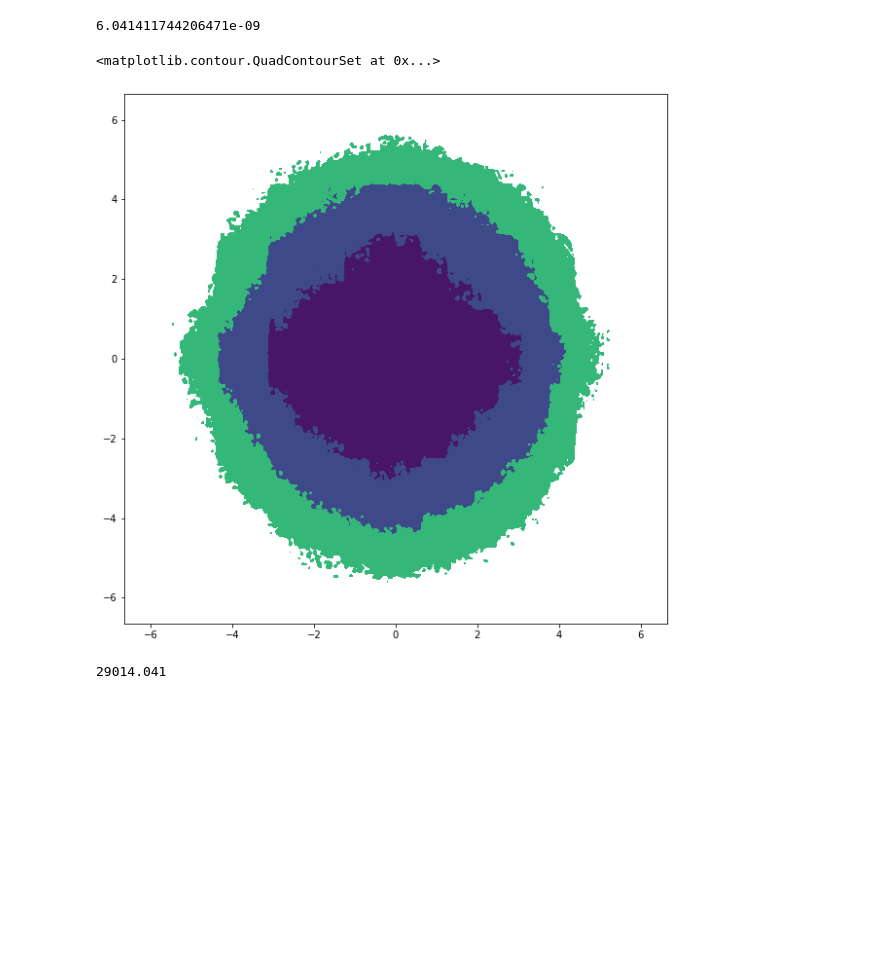
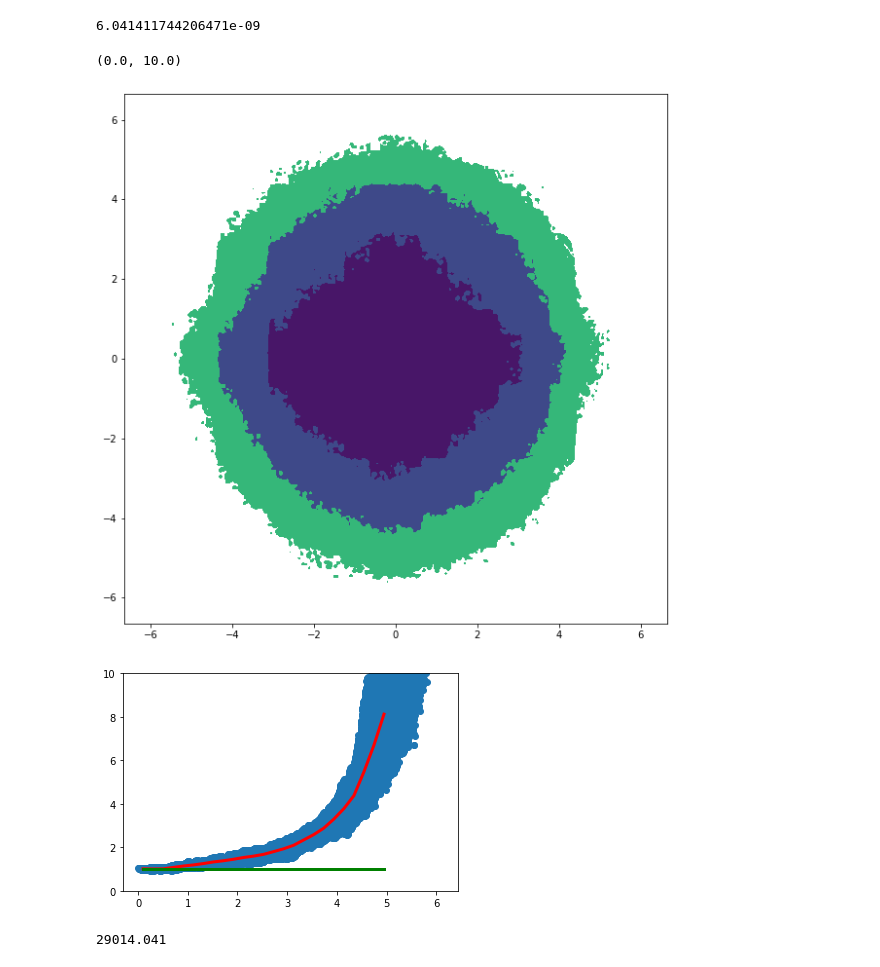
Before and after one commit to volodymyrss/planets, a Jupyter notebook: planets.ipynb, the cells around one changed output. Drawn from its saved outputs; the diff is of its cells as text; code cells hidden in the pictures; blank space fills up the shorter version.

```diff
--- a/planets.ipynb
+++ b/planets.ipynb
@@ -560,19 +640,49 @@ np.nanquantile(jemx_var.flatten(), 0.01)
 # %%
 plt.figure(figsize=(10,10))
 
 #isgri_var = isgri_image.mosaic_image_0_mosaic.to_fits_hdu_list()[3].data
 
 j_i, j_j = np.meshgrid(np.arange(jemx_var.data.shape[0]), np.arange(jemx_var.data.shape[1]))
 
 plt.contourf(
     (j_i - np.mean(j_i)) * jemx_deg_per_pix,
     (j_j - np.mean(j_j)) * jemx_deg_per_pix,
     (jemx_var_sm/np.nanmin(jemx_var_sm))**0.5,
     levels=(1, 1/0.5, 1/0.25, 1/0.1)
 )
+
+deg_from_scx = (((j_i - np.mean(j_i)) * jemx_deg_per_pix)**2 + ((j_j - np.mean(j_j)) * jemx_deg_per_pix)**2)**0.5
+
+plt.figure()
+
+_x = np.linspace(0, 20, 100)
+x = []
+y = []
+
+normed_var = jemx_var_sm/np.nanmin(jemx_var_sm) / 1.2
+
+for x1, x2 in zip(_x[:-1], _x[1:]):
+    m = (deg_from_scx.flatten() > x1) & (deg_from_scx.flatten()<=x2)
+    y.append(normed_var.flatten()[m].mean()**0.5)
+    x.append((x1+x2)/2.)
+
+plt.scatter(
+    deg_from_scx.flatten(),
+    normed_var.flatten()**0.5,
+)
+
+deg_off_scx = np.array(x)
+sensitivity_jemx_vs_off_scx = interp1d(x, np.array(y), bounds_error=False)
+
+
+plt.plot(deg_off_scx, sensitivity_jemx_vs_off_scx(deg_off_scx), lw=3, c='r')
+plt.plot(x, np.array(y)*0 + 1, lw=3, c='g')
+
+plt.ylim([0,10])
 # %% [output]
-<matplotlib.contour.QuadContourSet at 0x...>
+(0.0, 10.0)
 [figure]
+[figure, added]
 # %%
 isgri_image = fits.open("/mnt/sshfs/isdc/unsaved/astro/savchenk/data/reduced/ddcache/byscw/2077/207700740010.000/ii_skyimage.v2/3d87cb36/isgri_sky_ima.fits.gz")[3]
 
```
Also changed, not shown: parts of 12 cells of this notebook, 2 other files.
